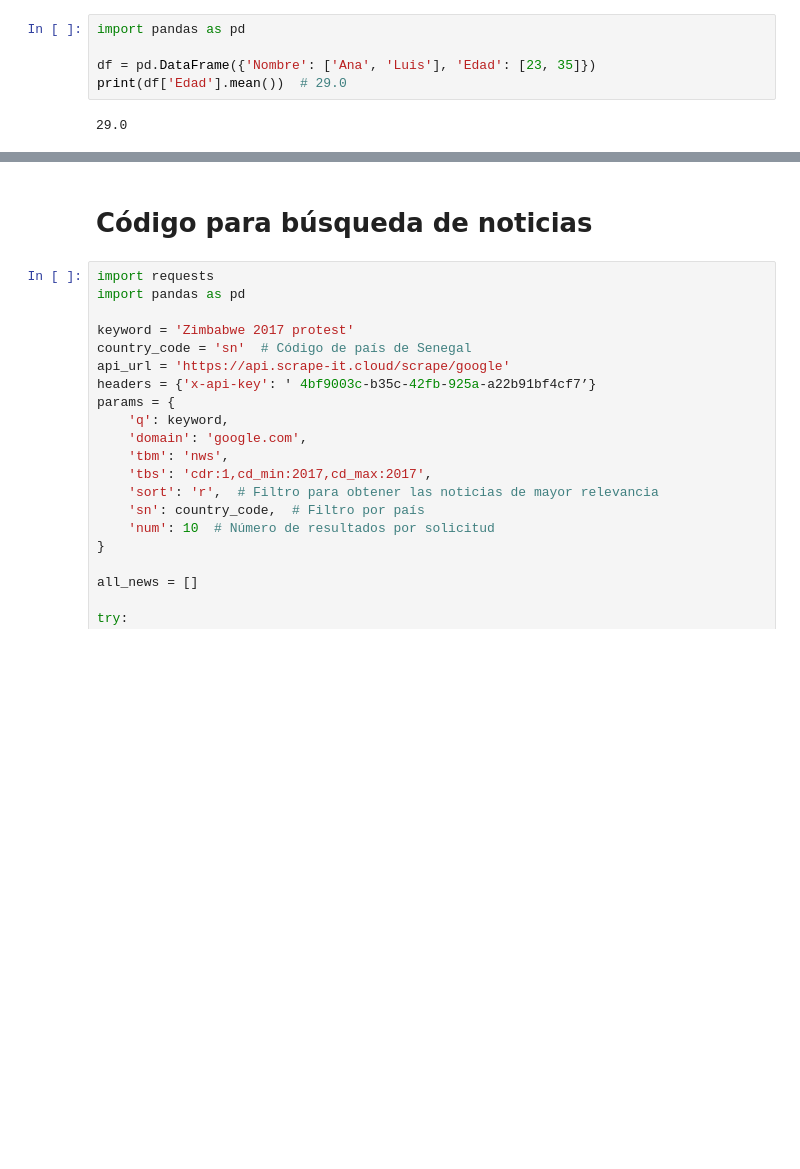
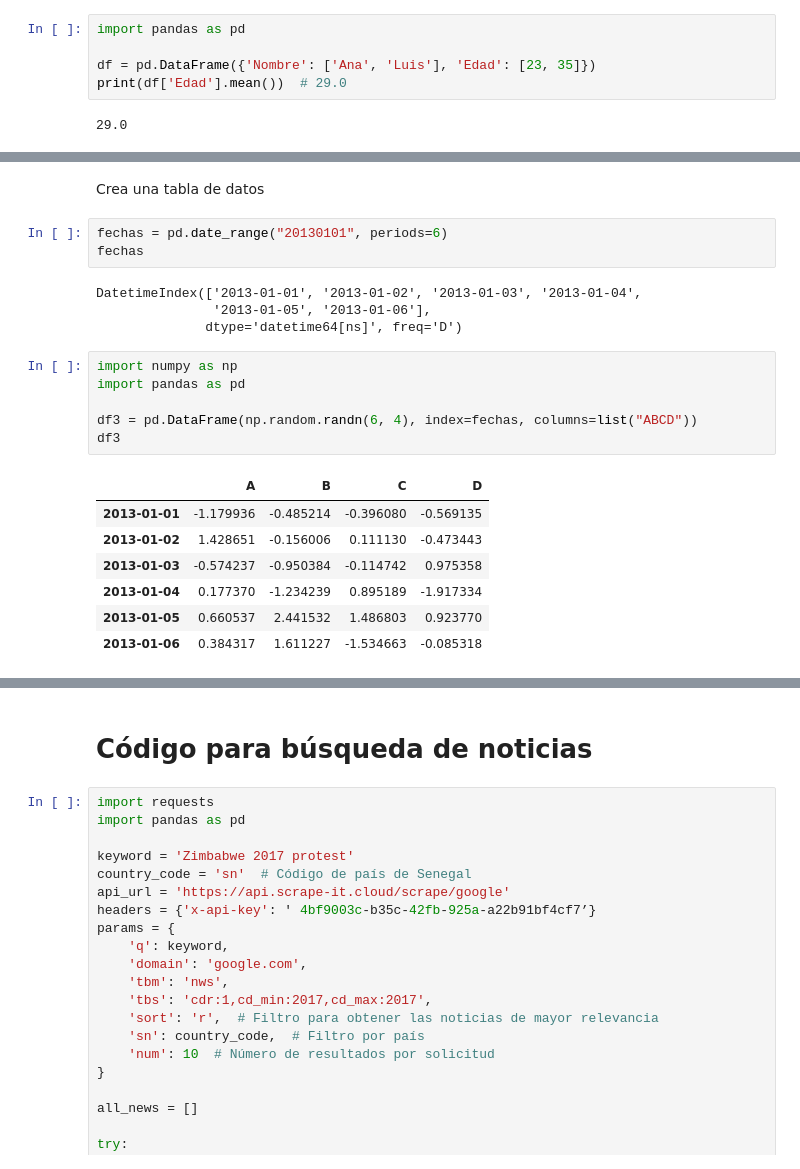
Before and after one commit to rocruzlathrop/retri-social, a Jupyter notebook: Cuaderno_ejemplos.ipynb, the cells around one changed output, grey strips where cells are left out. Saved outputs shown, nothing was run; the diff lists cells and outputs as text; blank space fills up the shorter version.

```diff
--- a/Cuaderno_ejemplos.ipynb
+++ b/Cuaderno_ejemplos.ipynb
@@ -55,0 +91,23 @@ print(df['Edad'].mean())
+# %% [markdown]
+Crea una tabla de datos
+# %%
+fechas = pd.date_range("20130101", periods=6)
+fechas
+# %% [output]
+DatetimeIndex(['2013-01-01', '2013-01-02', '2013-01-03', '2013-01-04',
+               '2013-01-05', '2013-01-06'],
+              dtype='datetime64[ns]', freq='D')
+# %%
+import numpy as np
+import pandas as pd
+
+df3 = pd.DataFrame(np.random.randn(6, 4), index=fechas, columns=list("ABCD"))
+df3
+# %% [output]
+|  | A | B | C | D |
+| 2013-01-01 | -1.179936 | -0.485214 | -0.396080 | -0.569135 |
+| 2013-01-02 | 1.428651 | -0.156006 | 0.111130 | -0.473443 |
+| 2013-01-03 | -0.574237 | -0.950384 | -0.114742 | 0.975358 |
+| 2013-01-04 | 0.177370 | -1.234239 | 0.895189 | -1.917334 |
+| 2013-01-05 | 0.660537 | 2.441532 | 1.486803 | 0.923770 |
+| 2013-01-06 | 0.384317 | 1.611227 | -1.534663 | -0.085318 |
```
Also changed, not shown: parts of 9 cells of this notebook.
